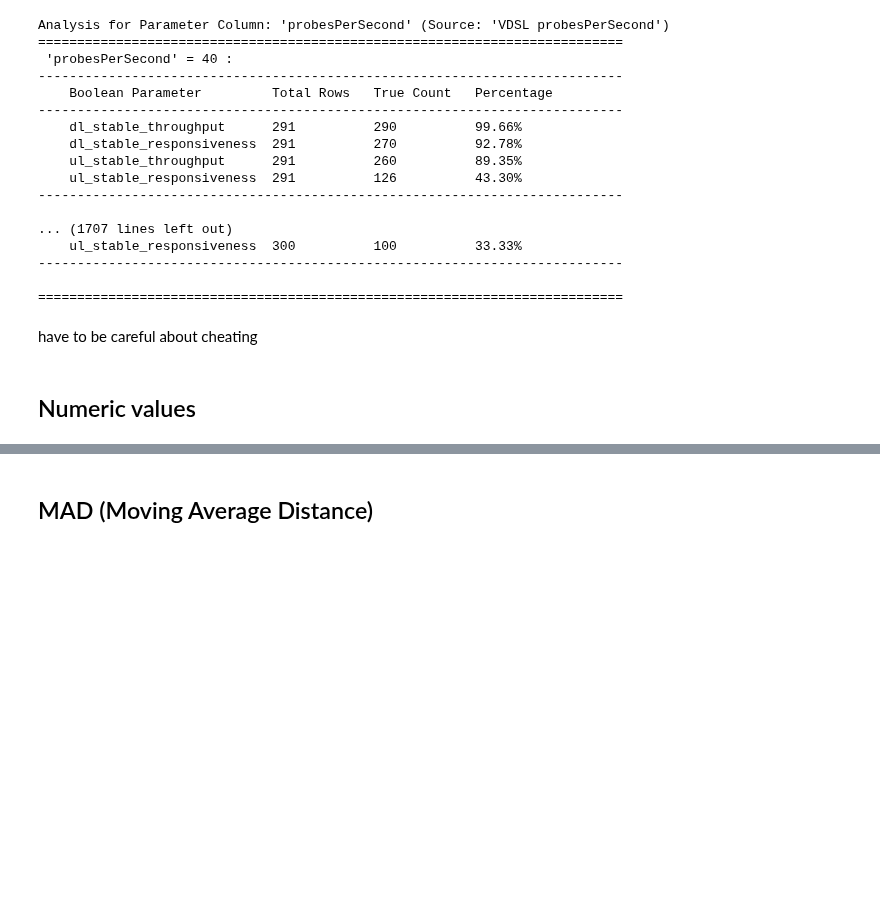
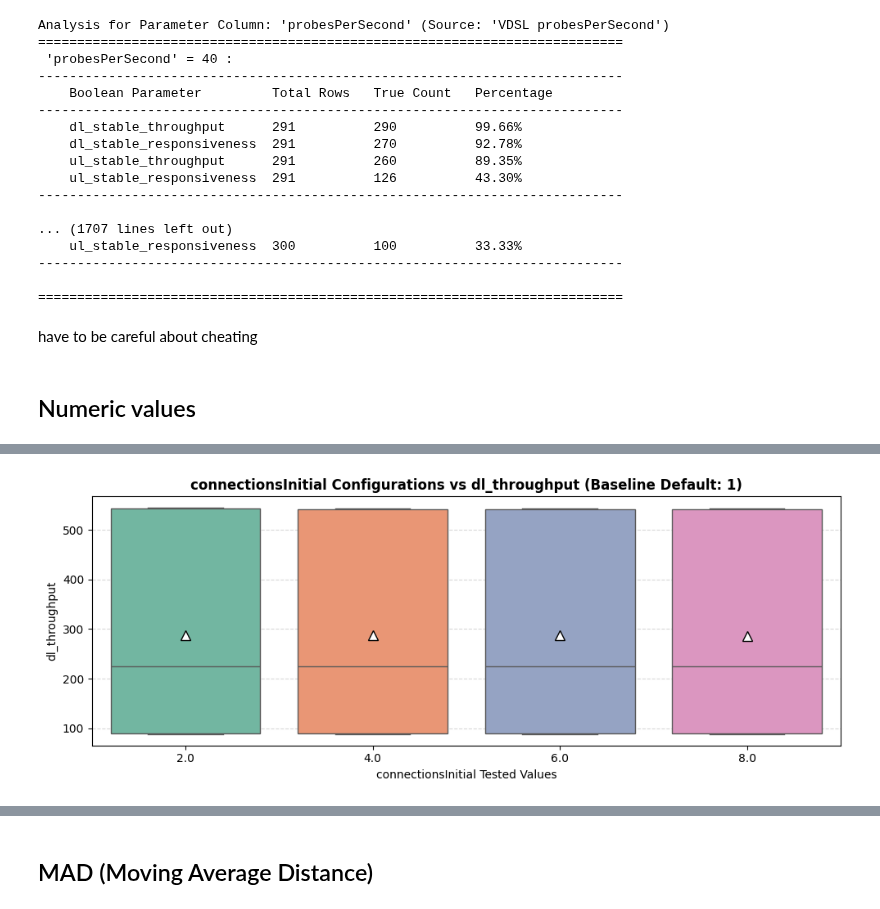
Before and after one commit to hsk2110/l2-network-conditions-web-perf, a Jupyter notebook: outputfiles/explore_output.ipynb, the cells around one changed output, grey strips where cells are left out. Cells and saved outputs as stored; diff of their text form; code cells hidden in the pictures; blank space fills up the shorter version.

```diff
--- a/outputfiles/explore_output.ipynb
+++ b/outputfiles/explore_output.ipynb
@@ -678,0 +683,84 @@ have to be careful about cheating
+# %%
+parameter = 'connectionsInitial'
+default_setting_val = default_values.get(parameter)
+
+df_param_family = df_non_default[df_non_default['exp_parameters'].str.contains(parameter, na=False)].copy()
+
+rows_to_duplicate = df_default.copy()
+rows_to_duplicate['exp_parameters'] = rows_to_duplicate['exp_parameters'].str.replace('default', parameter, regex=False)
+
+df_param_family = pd.concat([df_param_family, rows_to_duplicate], ignore_index=True)
+
+# ==============================================================================
+# MAIN VISUALIZATION LOOP FOR TARGET PARAMETER
+# ==============================================================================
+# Get all unique tested values directly from the parameter column, sorted ascending
+# This ensures your boxplot X-axis reads cleanly from lowest setting to highest
+unique_sorted_values = sorted(df_param_family[parameter].dropna().unique())
+
+for col in outputs_for_plots:
+    # 1. Skip validation checks if metric is missing or boolean
+    if col not in df_param_family.columns:
+        continue
+    if col in bool_cols:
+        continue
+
+    # 2. Force numeric parsing to clear out any object data type leftovers
+    df_param_family[col] = pd.to_numeric(df_param_family[col], errors='coerce')
+
+    # --- A: PRINT STATISTICAL SUMMARY TABLE ---
+    print("=" * 80)
+    print(f" REPORT & VISUALIZATION FOR METRIC: {col.upper()}")
+    print("=" * 80)
+    print(f"{'Config Value':<16} {'Count':<8} {'Mean':<10} {'Median':<10} {'Std Dev':<10} {'Variance':<12}")
+    print("-" * 80)
+
+    # Aggregate statistics grouped directly by the numeric column values
+    stats = df_param_family.groupby(parameter)[col].agg([
+        'count', 'mean', 'median', 'std', 'var'
+    ]).reindex(unique_sorted_values).reset_index()
+
+    for _, row in stats.iterrows():
+        if pd.isna(row['count']) or row['count'] == 0:
+            continue
+
+        # Add a visual flag if this specific value is your baseline default setting
+        is_default = " [DEF]" if row[parameter] == default_setting_val else ""
+        label_str = f"{row[parameter]}{is_default}"
+
+        print(f"{label_str:<16} "
+              f"{int(row['count']):<8} "
+              f"{row['mean']:<10.2f} "
+              f"{row['median']:<10.2f} "
+              f"{row['std']:<10.2f} "
+              f"{row['var']:<12.2f}")
+
+    print("-" * 80)
+    print("\nVisual Distribution:")
+
+    # --- B: RENDER THE BOX PLOT ---
+    plt.figure(figsize=(10, 4))
+
+    # We pass 'order=unique_sorted_values' so seaborn maps the numeric configurations sequentially
+    sns.boxplot(
+        data=df_param_family,
+        x=parameter,
+        y=col,
+        order=unique_sorted_values,
+        palette='Set2',
+        showmeans=True,
+        meanprops={"marker": "^", "markerfacecolor": "white", "markeredgecolor": "black", "markersize": 8}
+    )
+
+    # Dynamic title detailing baseline tracking
+    title_suffix = f" (Baseline Default: {default_setting_val})" if default_setting_val is not None else ""
+    plt.title(f'{parameter} Configurations vs {col}{title_suffix}', fontsize=12, fontweight='bold')
+    plt.xlabel(f'{parameter} Tested Values', fontsize=10)
+    plt.ylabel(col, fontsize=10)
+    plt.grid(axis='y', linestyle='--', alpha=0.5)
+
+    plt.tight_layout()
+    plt.show()
+
+    print("\n" + "x" * 80 + "\n")
+# %% [output]
@@ -678,0 +779 @@ have to be careful about cheating
+[figure, added]
```
Also changed, not shown: parts of 6 cells of this notebook.
